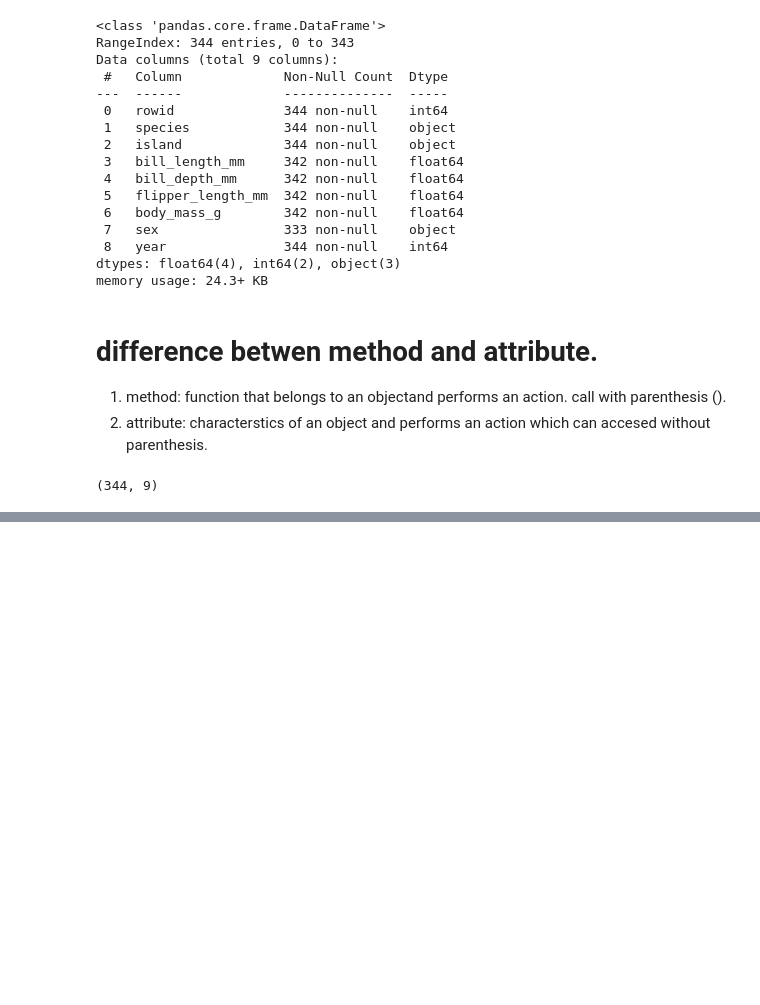
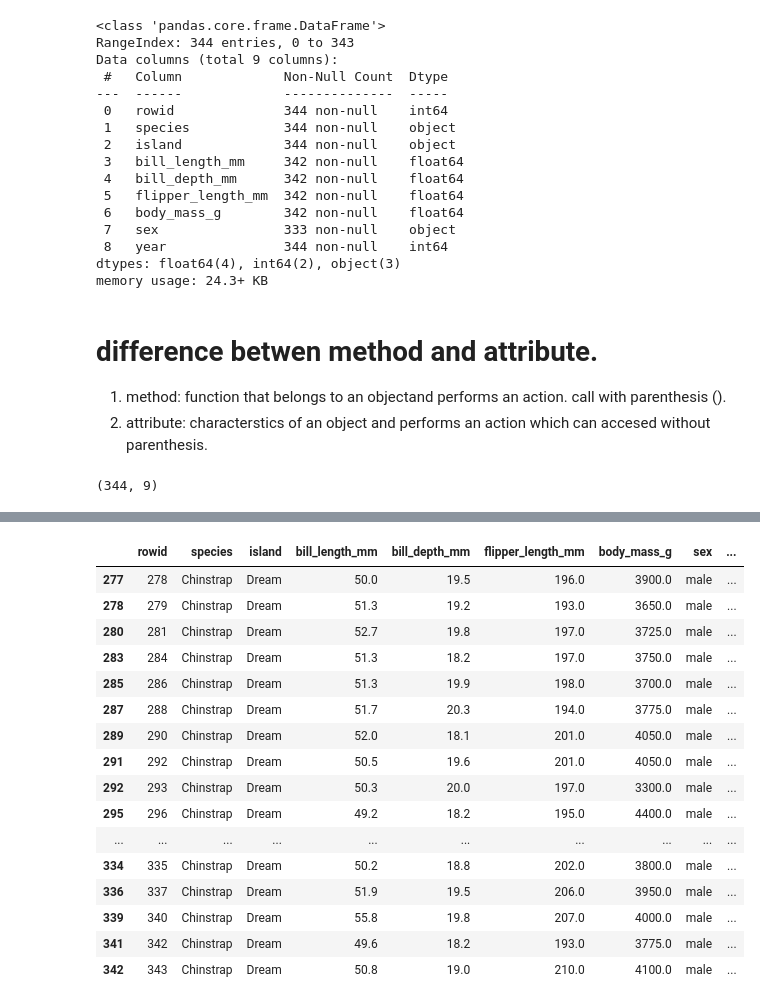
Before and after one commit to Praruj/Pandas_Practise_Portfolio, a Jupyter notebook: Notebooks/Penguins_exploration.ipynb, the cells around one changed output, grey strips where cells are left out. Saved outputs shown, nothing was run; the diff lists cells and outputs as text; code cells hidden in the pictures; blank space fills up the shorter version.

Commit message:
add attributes, subsetting rows and columns

```diff
--- a/Notebooks/Penguins_exploration.ipynb
+++ b/Notebooks/Penguins_exploration.ipynb
@@ -42,0 +158,23 @@ penguins.shape
+# %%
+#subsetting based on multiple conditions.
+is_chinstrap=penguins["species"]=="Chinstrap"
+not_female=penguins["sex"]!="female"
+penguins[is_chinstrap&not_female]
+# %% [output]
+|  | rowid | species | island | bill_length_mm | bill_depth_mm | flipper_length_mm | body_mass_g | sex | ... |
+| 277 | 278 | Chinstrap | Dream | 50.0 | 19.5 | 196.0 | 3900.0 | male | ... |
+| 278 | 279 | Chinstrap | Dream | 51.3 | 19.2 | 193.0 | 3650.0 | male | ... |
+| 280 | 281 | Chinstrap | Dream | 52.7 | 19.8 | 197.0 | 3725.0 | male | ... |
+| 283 | 284 | Chinstrap | Dream | 51.3 | 18.2 | 197.0 | 3750.0 | male | ... |
+| 285 | 286 | Chinstrap | Dream | 51.3 | 19.9 | 198.0 | 3700.0 | male | ... |
+| 287 | 288 | Chinstrap | Dream | 51.7 | 20.3 | 194.0 | 3775.0 | male | ... |
+| 289 | 290 | Chinstrap | Dream | 52.0 | 18.1 | 201.0 | 4050.0 | male | ... |
+| 291 | 292 | Chinstrap | Dream | 50.5 | 19.6 | 201.0 | 4050.0 | male | ... |
+| 292 | 293 | Chinstrap | Dream | 50.3 | 20.0 | 197.0 | 3300.0 | male | ... |
+| 295 | 296 | Chinstrap | Dream | 49.2 | 18.2 | 195.0 | 4400.0 | male | ... |
+| ... | ... | ... | ... | ... | ... | ... | ... | ... | ... |
+| 334 | 335 | Chinstrap | Dream | 50.2 | 18.8 | 202.0 | 3800.0 | male | ... |
+| 336 | 337 | Chinstrap | Dream | 51.9 | 19.5 | 206.0 | 3950.0 | male | ... |
+| 339 | 340 | Chinstrap | Dream | 55.8 | 19.8 | 207.0 | 4000.0 | male | ... |
+| 341 | 342 | Chinstrap | Dream | 49.6 | 18.2 | 193.0 | 3775.0 | male | ... |
+| 342 | 343 | Chinstrap | Dream | 50.8 | 19.0 | 210.0 | 4100.0 | male | ... |
```
Also changed, not shown: parts of 10 cells of this notebook.
